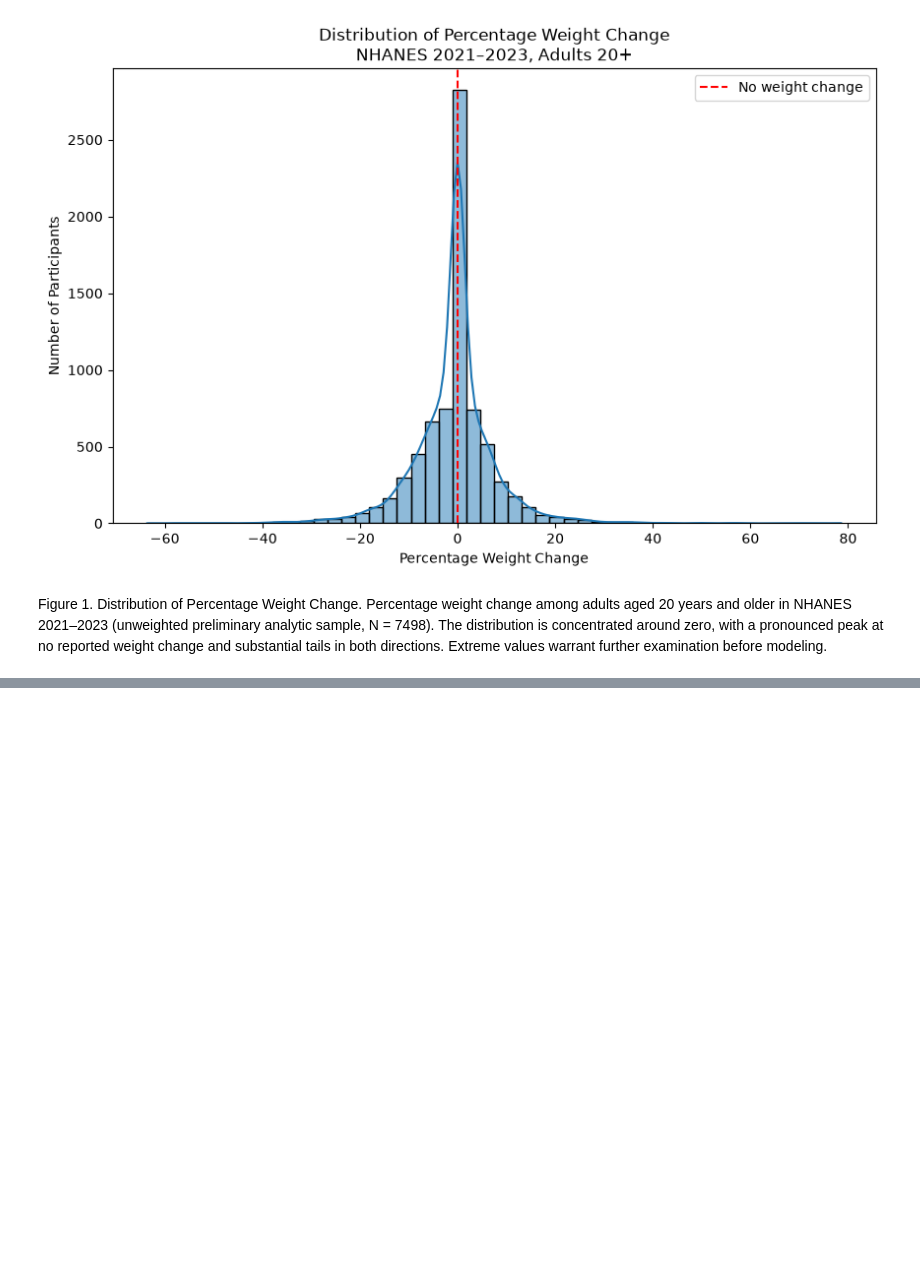
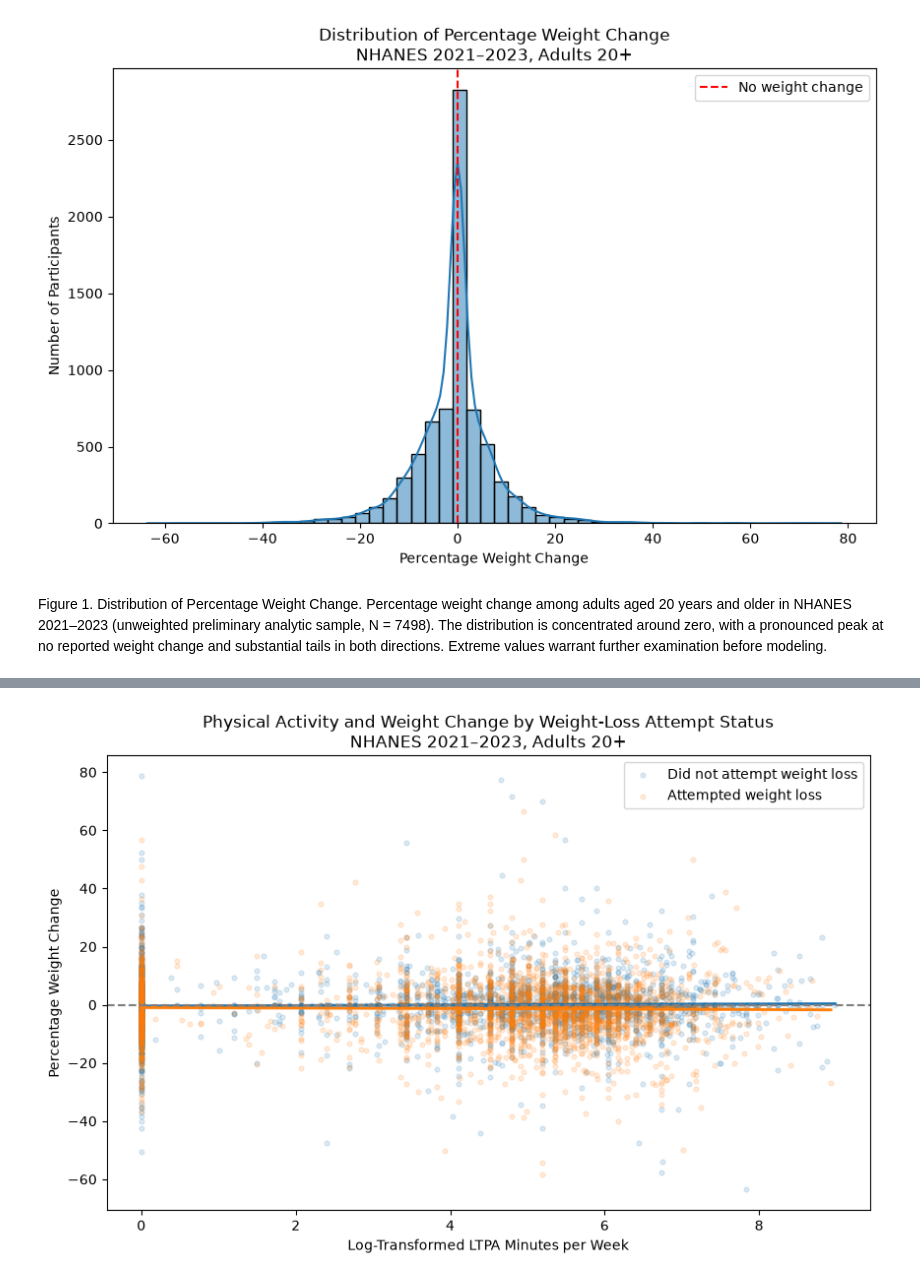
Before and after one commit to willcole2/nhanes-project, a Jupyter notebook: nhanes_exploration.ipynb, the cells around one changed output, grey strips where cells are left out. Saved outputs shown, nothing was run; the diff lists cells and outputs as text; code cells hidden in the pictures; blank space fills up the shorter version.

```diff
--- a/nhanes_exploration.ipynb
+++ b/nhanes_exploration.ipynb
@@ -600,0 +651,8 @@ Figure 1. Distribution of Percentage Weight Change. Percentage weight change amo
+# %%
+# Create a log-transformed physical activity variable
+primary_sample["log_ltpa"] = np.log1p(
+    primary_sample["total_ltpa_min_week"]
+)
+
+# Examine the transformed distribution
+primary_sample["log_ltpa"].describe()
@@ -600,0 +669,47 @@ Figure 1. Distribution of Percentage Weight Change. Percentage weight change amo
+# %%
+# Figure 3: Physical activity and weight change by attempt status
+
+plt.figure(figsize=(10, 6))
+
+sns.regplot(
+    data=primary_sample[
+        primary_sample["weight_loss_attempt"] == "No"
+    ],
+    x="log_ltpa",
+    y="pct_weight_change",
+    label="Did not attempt weight loss",
+    scatter_kws={"alpha": 0.15, "s": 12},
+    line_kws={"linewidth": 2}
+)
+
+sns.regplot(
+    data=primary_sample[
+        primary_sample["weight_loss_attempt"] == "Yes"
+    ],
+    x="log_ltpa",
+    y="pct_weight_change",
+    label="Attempted weight loss",
+    scatter_kws={"alpha": 0.15, "s": 12},
+    line_kws={"linewidth": 2}
+)
+
+plt.axhline(0, color="gray", linestyle="--")
+
+plt.xlabel("Log-Transformed LTPA Minutes per Week")
+plt.ylabel("Percentage Weight Change")
+plt.title(
+    "Physical Activity and Weight Change by Weight-Loss Attempt Status\n"
+    "NHANES 2021–2023, Adults 20+"
+)
+
+plt.legend()
+
+plt.savefig(
+    "results/eda/ltpa_weight_change_by_attempt.png",
+    dpi=300,
+    bbox_inches="tight"
+)
+
+plt.show()
+# %% [output]
+[figure, added]
```
Also changed, not shown: parts of 106 cells of this notebook, 10 other files.
